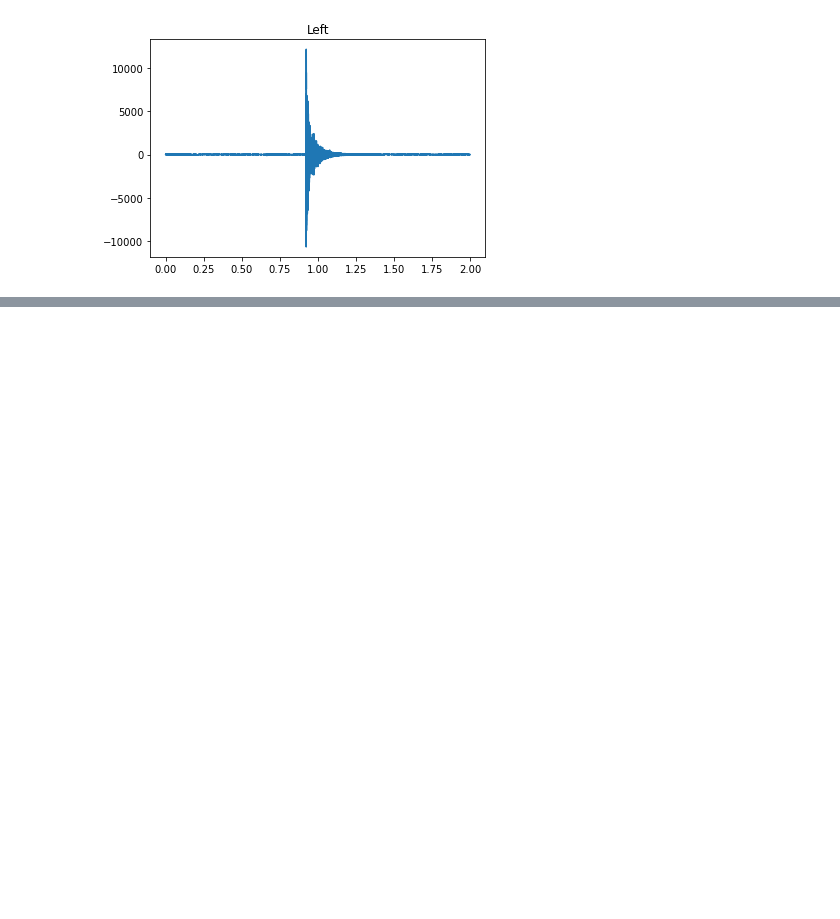
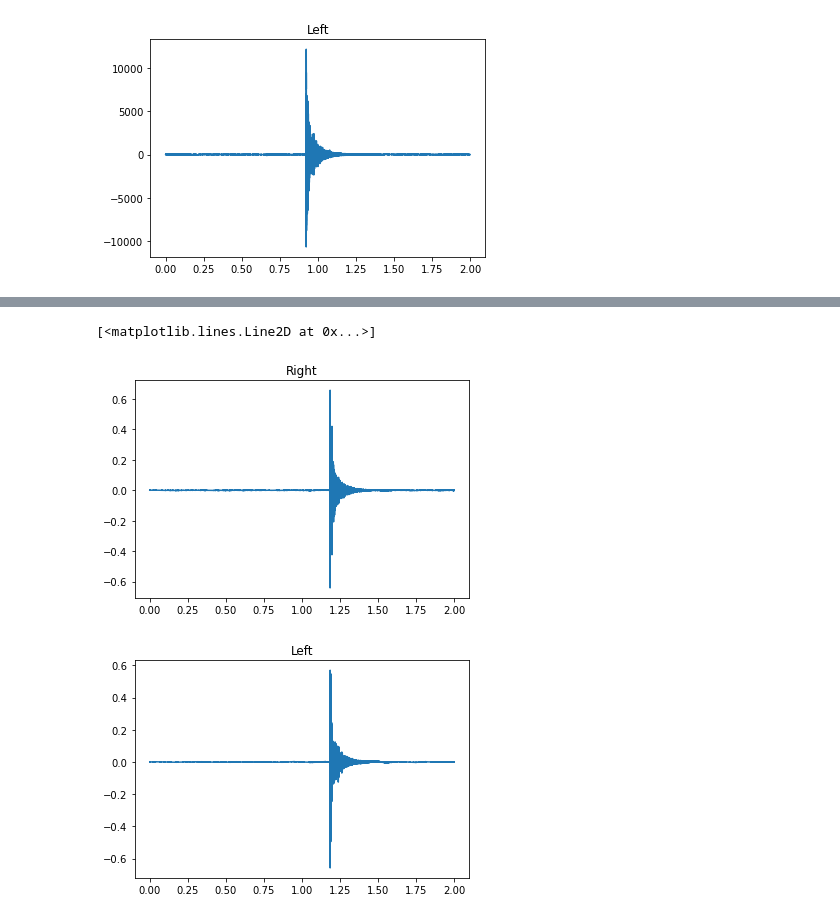
Before and after one commit to zuce68/ProjetFIP2A, a Jupyter notebook: MesureDuSon.ipynb, the cells around one changed output, grey strips where cells are left out. Saved outputs shown, nothing was run; the diff lists cells and outputs as text; code cells hidden in the pictures; blank space fills up the shorter version.

```diff
--- a/MesureDuSon.ipynb
+++ b/MesureDuSon.ipynb
@@ -173,0 +169,25 @@ ValueError: 'o' is not a valid value for color
+# %%
+import traitsignfip as trt
+import numpy as np
+import matplotlib.pyplot as plt
+from importlib import reload
+reload(trt)
+
+data_left,data_right = trt.record()
+
+fs = 44100 # fréquence d'échantillonage
+N=len(data_left) #nombre d'échantillions
+n = np.arange(0,N)/fs   #on divise par la fréquence d'échantillonage pour etre mieux dans l'échelle
+
+distance=0.5#Distance entre les deux micros en mètre
+
+plt.figure()
+plt.title("Right")
+plt.plot(n,data_right)
+plt.figure()
+plt.title("Left")
+plt.plot(n,data_left)
+# %% [output]
+[<matplotlib.lines.Line2D at 0x...>]
+[figure, added]
+[figure, added]
```
Also changed, not shown: parts of 3 cells of this notebook, 4 other files.
